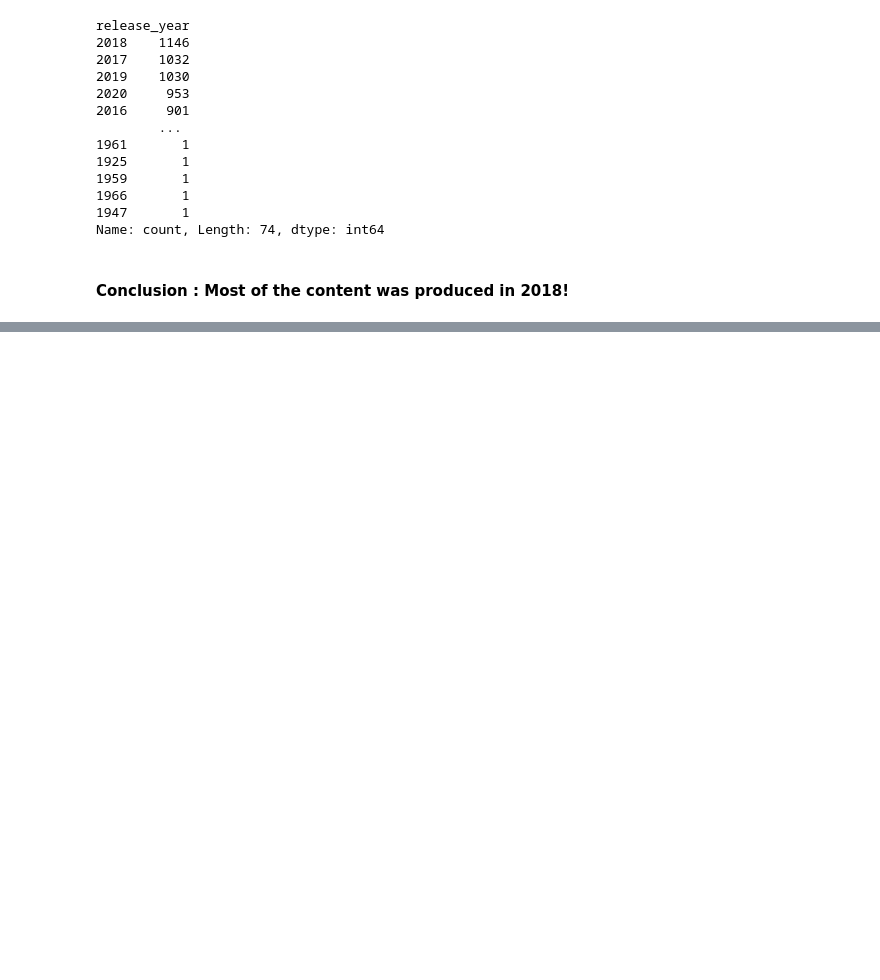
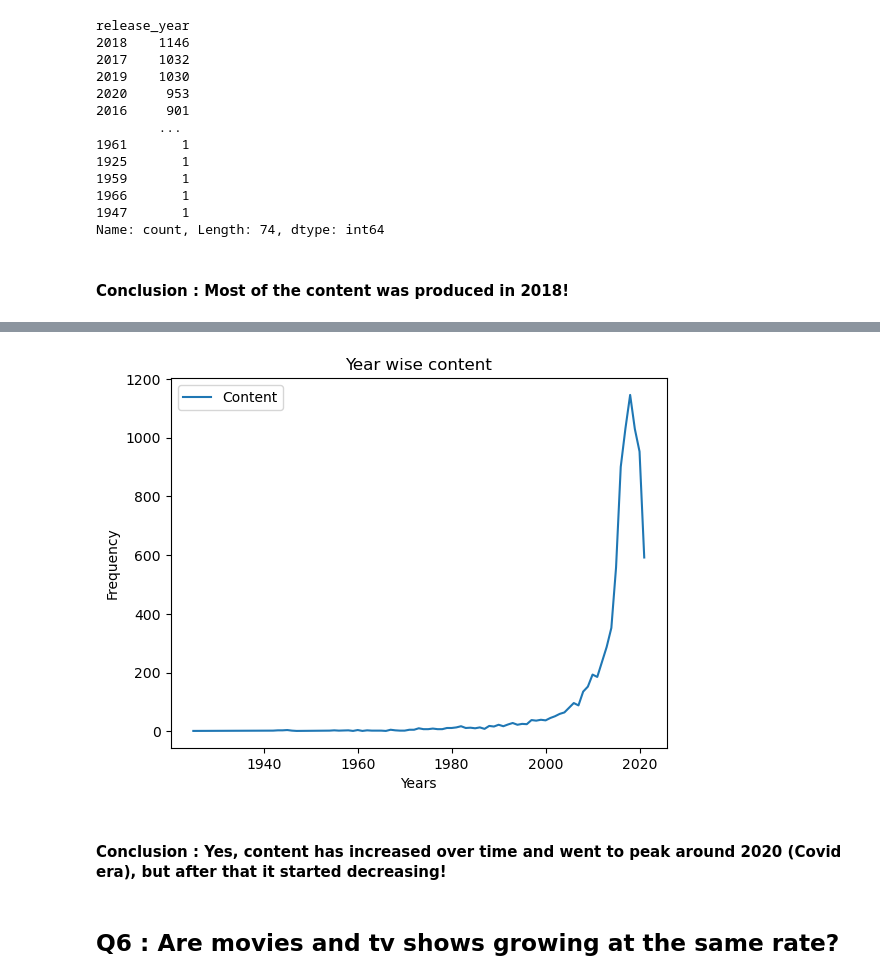
Before and after one commit to Yash-Codes07/netflix-content-analysis, a Jupyter notebook: notebooks/netflix_content_analysis.ipynb, the cells around one changed output, grey strips where cells are left out. Saved outputs shown, nothing was run; the diff lists cells and outputs as text; code cells hidden in the pictures; blank space fills up the shorter version.

Commit message:
Added Q5-Q8 and some visualizations

```diff
--- a/notebooks/netflix_content_analysis.ipynb
+++ b/notebooks/netflix_content_analysis.ipynb
@@ -175,0 +192,3 @@ Name: count, Length: 74, dtype: int64
+# %%
+content_frequency = df["release_year"].value_counts().sort_index()
+print(content_frequency)
@@ -175,0 +209,13 @@ Name: count, Length: 74, dtype: int64
+# %%
+plt.plot(content_frequency.index, content_frequency.values, label="Content")
+plt.legend()
+plt.xlabel("Years")
+plt.ylabel("Frequency")
+plt.title("Year wise content")
+plt.show()
+# %% [output]
+[figure, added]
+# %% [markdown]
+#### Conclusion : Yes, content has increased over time and went to peak around 2020 (Covid era), but after that it started decreasing!
+# %% [markdown]
+## Q6 : Are movies and tv shows growing at the same rate?
```
Also changed, not shown: parts of 16 cells of this notebook.
